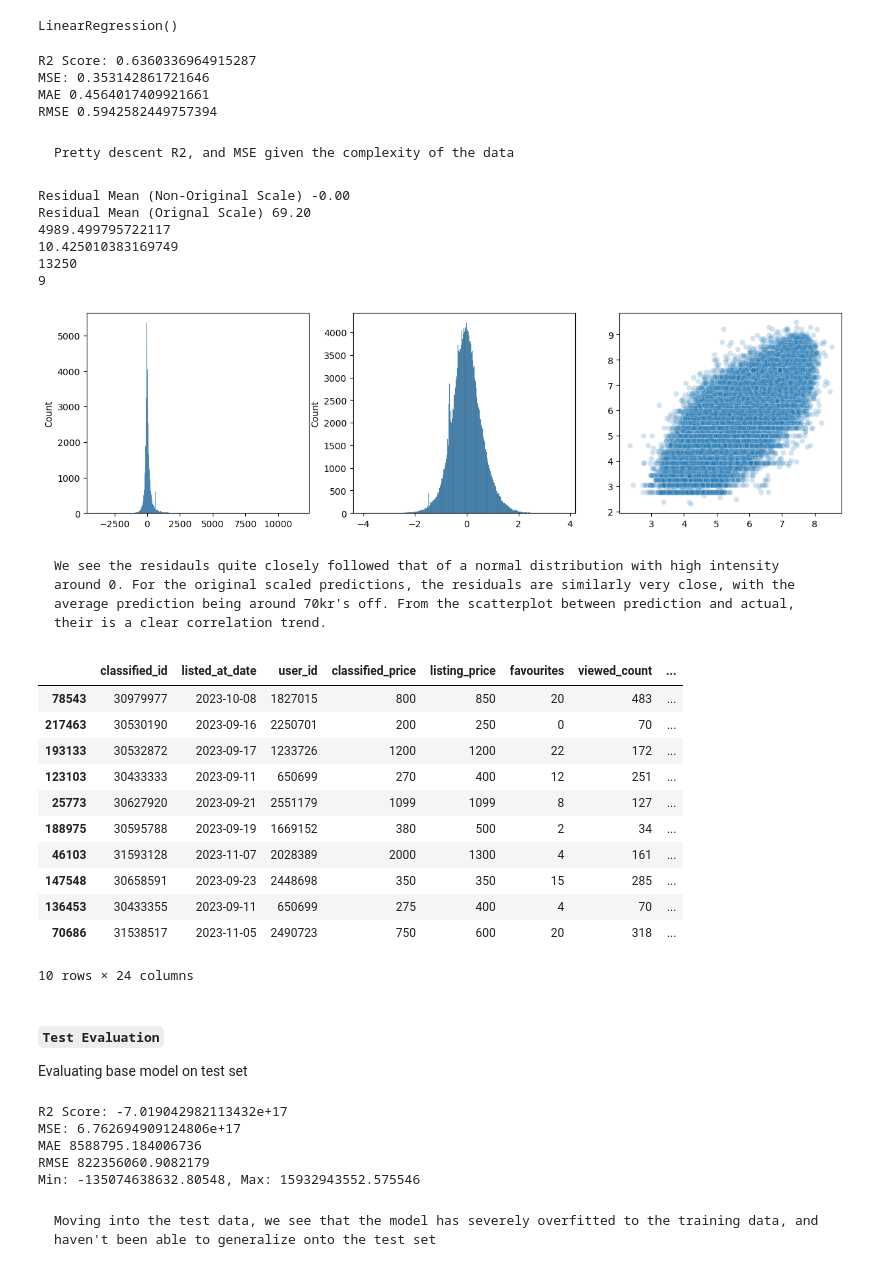
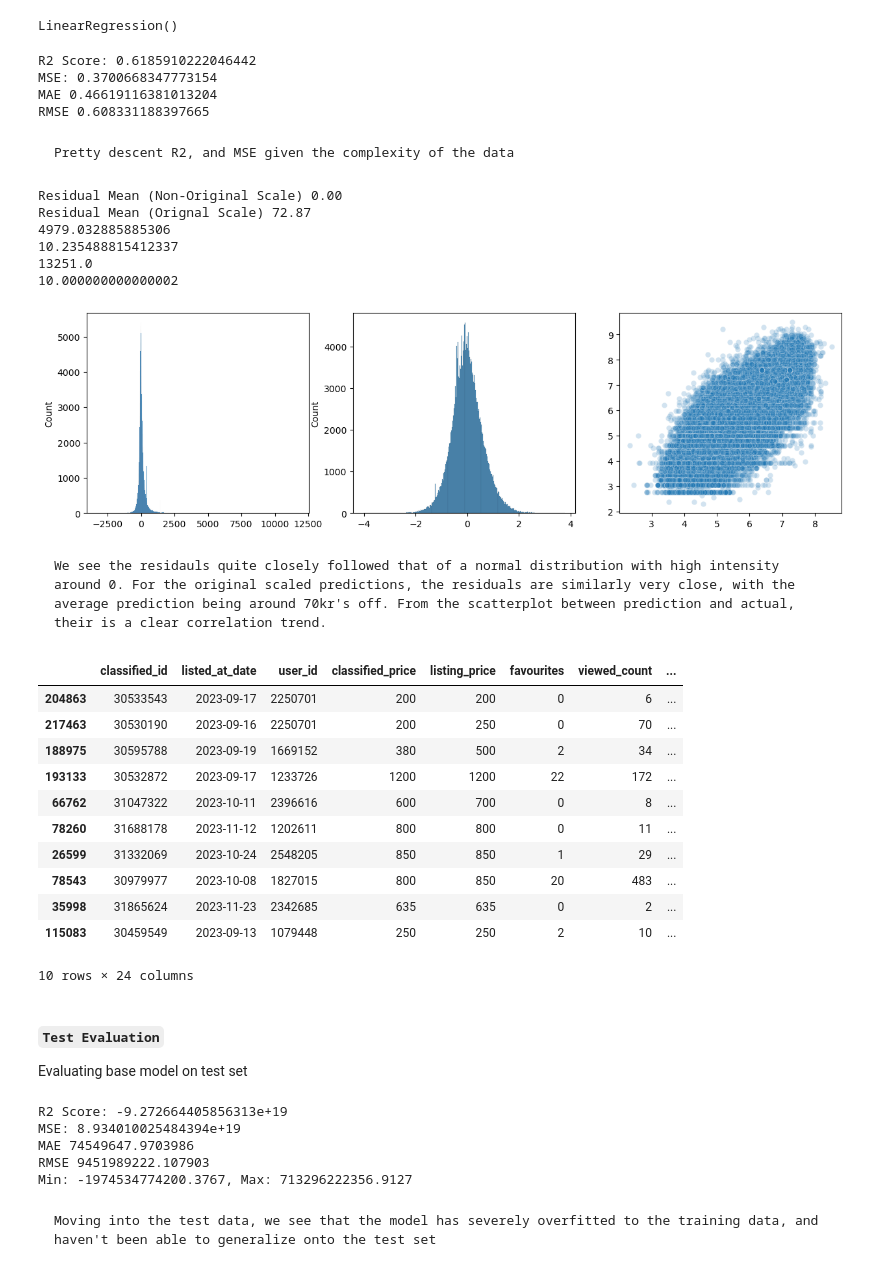
Before and after one commit to RasKrebs/pricing_wizards, a Jupyter notebook: notebooks/base_regression.ipynb, the cells around one changed output. Drawn from its saved outputs; the diff is of its cells as text; code cells hidden in the pictures.

````diff
--- a/notebooks/base_regression.ipynb
+++ b/notebooks/base_regression.ipynb
@@ -31,0 +21,2 @@ Dataset Loaded: post_preprocessing_without_dummies
+# %%
+data = PricingWizardDataset()
@@ -92,7 +81,7 @@ Listing -> Classified Price 0.9691267746228455
 Viewed -> Favorites 0.8068321298641057
 # %%
 # Specify columns for model
-columns_to_use = ['classified_id','log_viewed_count','log_listing_price', 'brand_name','condition_name','color_name','subsubsubcategory_name', 'listing_price']
+columns_to_use = ['classified_id', 'log_listing_price', 'brand_name','condition_name','color_name','subsubsubcategory_name']
 
 # Drop unused columns
 data.df = data.df[columns_to_use]
@@ -109,6 +98,6 @@ data.df.head()
 # %%
 # Apply one hot encoding to categorical variables
-data.apply_function(pd.get_dummies, columns=data.df.columns[3:7])
+data.apply_function(pd.get_dummies, columns=data.df.columns[2:])
 
 data.df.head()
 # %% [output]
@@ -122,9 +111,6 @@ data.df.head()
 # %% [markdown]
 ### Base Model
 Base model using regular regression (i.e. Ordinary Least Squares). As seen in earlier notebooks, we know the data is pretty skewed for its distribution. One consideration could be to transform our distribution using a log transformation
-# %%
-# Function to return data without clasiified_id
-drop_helpers = lambda x: x.loc[:, (x.columns != 'classified_id') & (x.columns != 'listing_price')]
 # %%
 # Base regrsesion model
 base_model = LinearRegression()
@@ -146,10 +132,10 @@ regression_accuracy(prediction, y_train)
 # Reversing prediction to original scale
 original_scale_predictions = np.exp(prediction)
 # %% [output]
-R2 Score: 0.6360336964915287
-MSE: 0.353142861721646
-MAE 0.4564017409921661
-RMSE 0.5942582449757394
+R2 Score: 0.6185910222046442
+MSE: 0.3700668347773154
+MAE 0.46619116381013204
+RMSE 0.608331188397665
 # %% [markdown]
 ```markdown
 Pretty descent R2, and MSE given the complexity of the data
@@ -157,34 +143,34 @@ Pretty descent R2, and MSE given the complexity of the data
 # %%
 # Residual distribution and Prediction Plots
 print(f'Residual Mean (Non-Original Scale) {np.mean(prediction - y_train):.2f}')
-print(f'Residual Mean (Orignal Scale) {np.mean(X_train.listing_price.values - original_scale_predictions):.2f}')
+print(f'Residual Mean (Orignal Scale) {np.mean(np.exp(y_train) - original_scale_predictions):.2f}')
 
 # Create 3 column figure
 fig, axs = plt.subplots(1, 3, figsize=(15, 4))
 
-sns.histplot(X_train.listing_price.values - original_scale_predictions, ax=axs[0])
+sns.histplot(np.exp(y_train) - original_scale_predictions, ax=axs[0])
 sns.histplot(prediction - y_train, ax=axs[1])
 sns.scatterplot(x=prediction, y=y_train, ax=axs[2], alpha=0.2)
 
 # Exclude extreme outliers from histplot
 # axs[0].set_xlim(-1000, 1000)
 
 
 print(max(original_scale_predictions))
 print(min(original_scale_predictions))
-print(max(X_train.listing_price))
-print(min(X_train.listing_price))
+print(max(np.exp(y_train)))
+print(min(np.exp(y_train)))
 
 
 plt.show()
 # %% [output]
-Residual Mean (Non-Original Scale) -0.00
-Residual Mean (Orignal Scale) 69.20
-4989.499795722117
-10.425010383169749
-13250
-9
+Residual Mean (Non-Original Scale) 0.00
+Residual Mean (Orignal Scale) 72.87
+4979.032885885306
+10.235488815412337
+13251.0
+10.000000000000002
-[figure, old version]
+[figure, new version]
 # %% [markdown]
 ```markdown
 We see the residauls quite closely followed that of a normal distribution with high intensity around 0. For the original scaled predictions, the residuals are similarly very close, with the average prediction being around 70kr's off. From the scatterplot between prediction and actual, their is a clear correlation trend.
@@ -207,16 +193,16 @@ pd.options.display.float_format = '{:.5f}'.format
 df0.sort_values(by='diff', ascending=False).head(10)
 # %% [output]
 |  | classified_id | listed_at_date | user_id | classified_price | listing_price | favourites | viewed_count | ... |
+| 204863 | 30533543 | 2023-09-17 | 2250701 | 200 | 200 | 0 | 6 | ... |
+| 217463 | 30530190 | 2023-09-16 | 2250701 | 200 | 250 | 0 | 70 | ... |
+| 188975 | 30595788 | 2023-09-19 | 1669152 | 380 | 500 | 2 | 34 | ... |
+| 193133 | 30532872 | 2023-09-17 | 1233726 | 1200 | 1200 | 22 | 172 | ... |
+| 66762 | 31047322 | 2023-10-11 | 2396616 | 600 | 700 | 0 | 8 | ... |
+| 78260 | 31688178 | 2023-11-12 | 1202611 | 800 | 800 | 0 | 11 | ... |
+| 26599 | 31332069 | 2023-10-24 | 2548205 | 850 | 850 | 1 | 29 | ... |
 | 78543 | 30979977 | 2023-10-08 | 1827015 | 800 | 850 | 20 | 483 | ... |
-| 217463 | 30530190 | 2023-09-16 | 2250701 | 200 | 250 | 0 | 70 | ... |
-| 193133 | 30532872 | 2023-09-17 | 1233726 | 1200 | 1200 | 22 | 172 | ... |
-| 123103 | 30433333 | 2023-09-11 | 650699 | 270 | 400 | 12 | 251 | ... |
-| 25773 | 30627920 | 2023-09-21 | 2551179 | 1099 | 1099 | 8 | 127 | ... |
-| 188975 | 30595788 | 2023-09-19 | 1669152 | 380 | 500 | 2 | 34 | ... |
-| 46103 | 31593128 | 2023-11-07 | 2028389 | 2000 | 1300 | 4 | 161 | ... |
-| 147548 | 30658591 | 2023-09-23 | 2448698 | 350 | 350 | 15 | 285 | ... |
-| 136453 | 30433355 | 2023-09-11 | 650699 | 275 | 400 | 4 | 70 | ... |
-| 70686 | 31538517 | 2023-11-05 | 2490723 | 750 | 600 | 20 | 318 | ... |
+| 35998 | 31865624 | 2023-11-23 | 2342685 | 635 | 635 | 0 | 2 | ... |
+| 115083 | 30459549 | 2023-09-13 | 1079448 | 250 | 250 | 2 | 10 | ... |
 10 rows × 24 columns
 # %% [markdown]
 #### `Test Evaluation`
@@ -228,11 +214,11 @@ regression_accuracy(prediction, y_test)
 print(f'Min: {min(prediction)}, Max: {max(prediction)}')
 # There are clearly some extremes in the prediction
 # %% [output]
-R2 Score: -7.019042982113432e+17
-MSE: 6.762694909124806e+17
-MAE 8588795.184006736
-RMSE 822356060.9082179
-Min: -135074638632.80548, Max: 15932943552.575546
+R2 Score: -9.272664405856313e+19
+MSE: 8.934010025484394e+19
+MAE 74549647.9703986
+RMSE 9451989222.107903
+Min: -1974534774200.3767, Max: 713296222356.9127
 # %% [markdown]
 ```markdown
 Moving into the test data, we see that the model has severely overfitted to the training data, and haven't been able to generalize onto the test set
````
Also changed, not shown: parts of 23 cells of this notebook, 3 other files.
